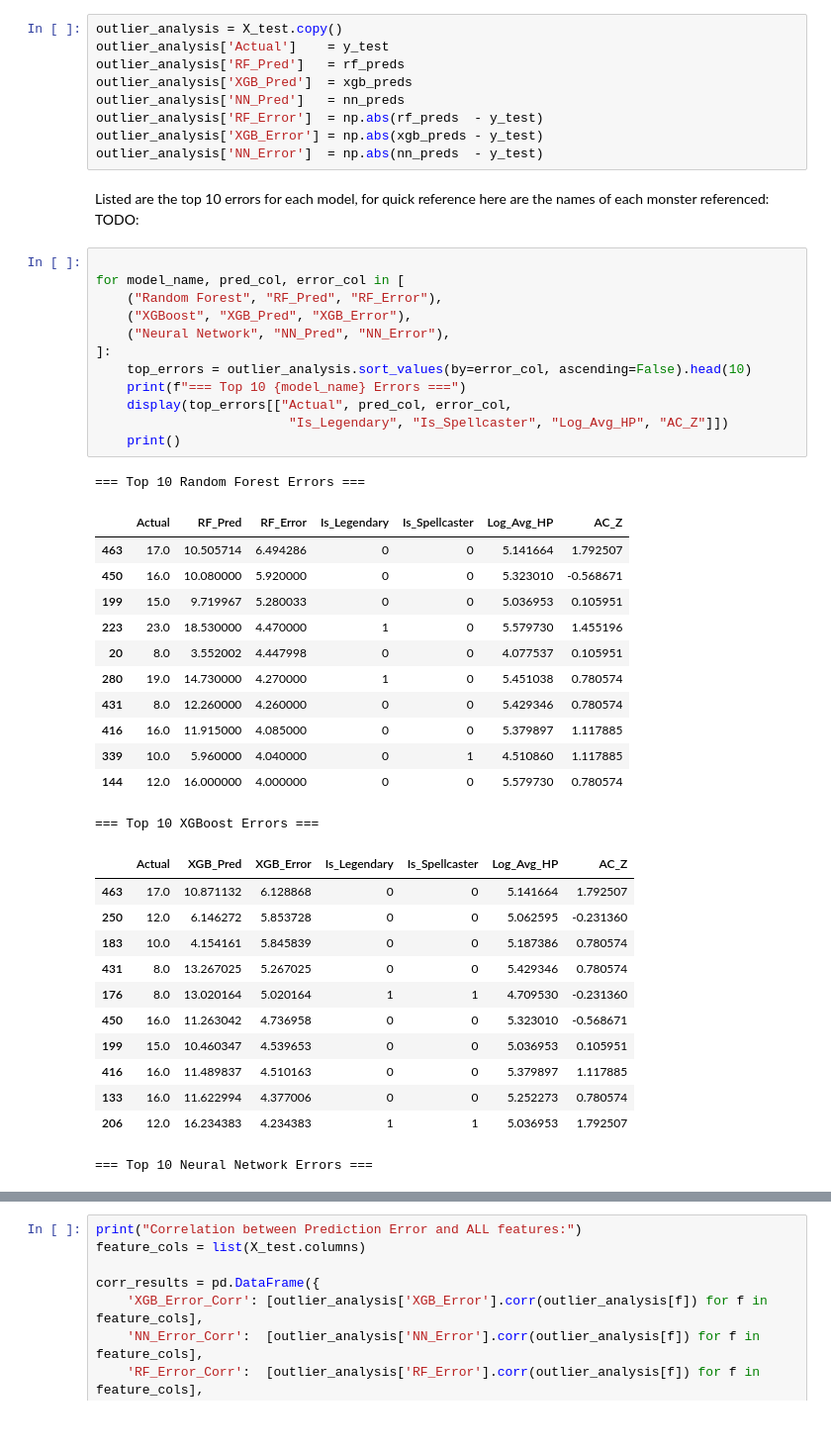
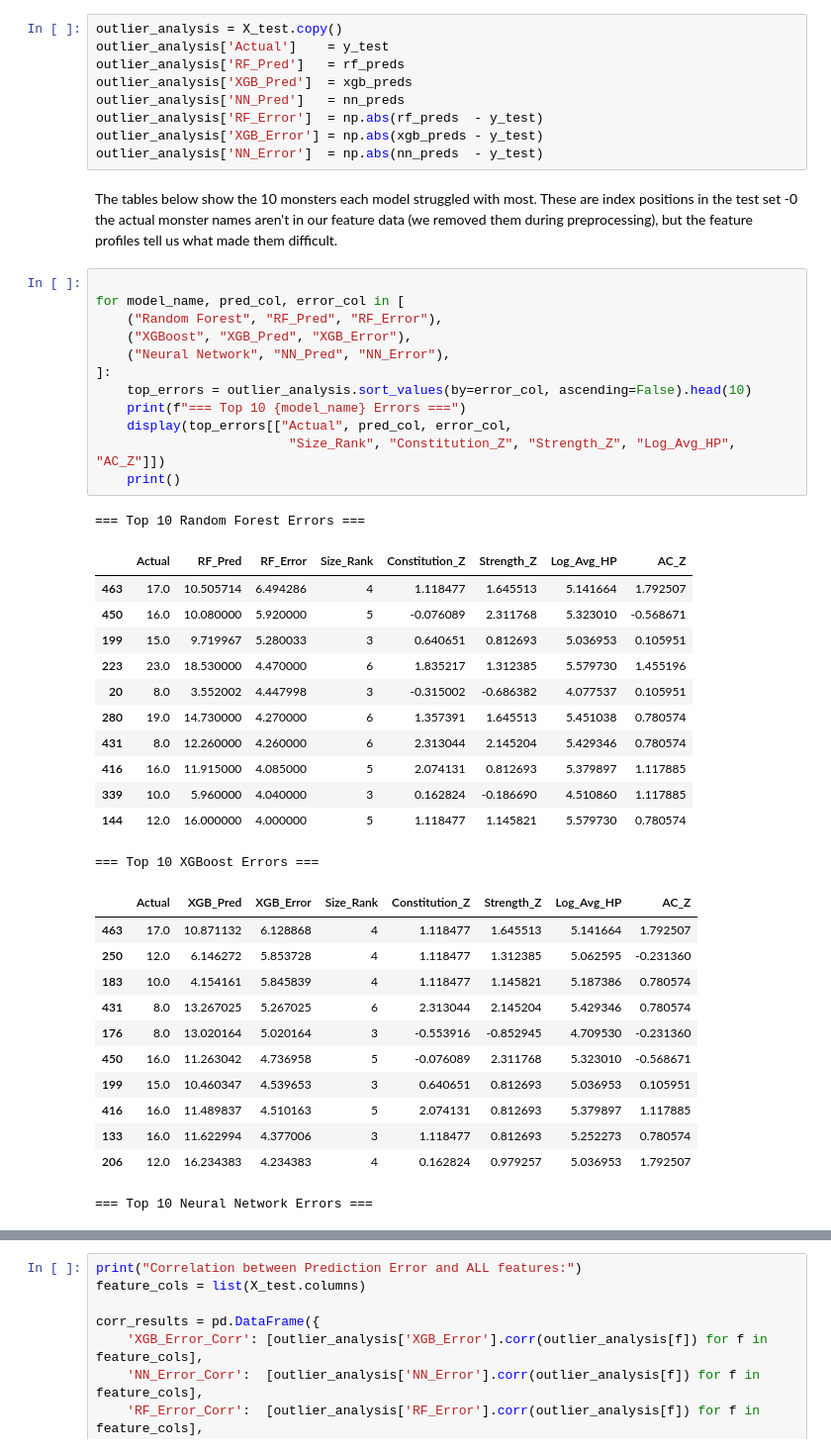
Before and after one commit to adg30/INTSY-MCO, a Jupyter notebook: notebooks/09_evaluation_and_conclusion.ipynb, the cells around one changed output, grey strips where cells are left out. Shown at 99% size. Saved outputs shown, nothing was run; the diff lists cells and outputs as text; blank space fills up the shorter version.

Commit message:
docs: adjusted markdowns, added more todos
also adjusted some columns that were shown in preparation for the next iteration of changes

while todo:
todo + 1

```diff
--- a/notebooks/09_evaluation_and_conclusion.ipynb
+++ b/notebooks/09_evaluation_and_conclusion.ipynb
@@ -341,42 +358,42 @@ outlier_analysis['RF_Error']  = np.abs(rf_preds  - y_test)
 outlier_analysis['XGB_Error'] = np.abs(xgb_preds - y_test)
 outlier_analysis['NN_Error']  = np.abs(nn_preds  - y_test)
 # %% [markdown]
-Listed are the top 10 errors for each model, for quick reference here are the names of each monster referenced: TODO:
+The tables below show the 10 monsters each model struggled with most. These are index positions in the test set -0 the actual monster names aren't in our feature data (we removed them during preprocessing), but the feature profiles tell us what made them difficult.
 # %%
 
 for model_name, pred_col, error_col in [
     ("Random Forest", "RF_Pred", "RF_Error"),
     ("XGBoost", "XGB_Pred", "XGB_Error"),
     ("Neural Network", "NN_Pred", "NN_Error"),
 ]:
     top_errors = outlier_analysis.sort_values(by=error_col, ascending=False).head(10)
     print(f"=== Top 10 {model_name} Errors ===")
     display(top_errors[["Actual", pred_col, error_col,
-                         "Is_Legendary", "Is_Spellcaster", "Log_Avg_HP", "AC_Z"]])
+                         "Size_Rank", "Constitution_Z", "Strength_Z", "Log_Avg_HP", "AC_Z"]])
     print()
 # %% [output]
 === Top 10 Random Forest Errors ===
-|  | Actual | RF_Pred | RF_Error | Is_Legendary | Is_Spellcaster | Log_Avg_HP | AC_Z |
-| 463 | 17.0 | 10.505714 | 6.494286 | 0 | 0 | 5.141664 | 1.792507 |
-| 450 | 16.0 | 10.080000 | 5.920000 | 0 | 0 | 5.323010 | -0.568671 |
-| 199 | 15.0 | 9.719967 | 5.280033 | 0 | 0 | 5.036953 | 0.105951 |
-| 223 | 23.0 | 18.530000 | 4.470000 | 1 | 0 | 5.579730 | 1.455196 |
-| 20 | 8.0 | 3.552002 | 4.447998 | 0 | 0 | 4.077537 | 0.105951 |
-| 280 | 19.0 | 14.730000 | 4.270000 | 1 | 0 | 5.451038 | 0.780574 |
-| 431 | 8.0 | 12.260000 | 4.260000 | 0 | 0 | 5.429346 | 0.780574 |
-| 416 | 16.0 | 11.915000 | 4.085000 | 0 | 0 | 5.379897 | 1.117885 |
-| 339 | 10.0 | 5.960000 | 4.040000 | 0 | 1 | 4.510860 | 1.117885 |
-| 144 | 12.0 | 16.000000 | 4.000000 | 0 | 0 | 5.579730 | 0.780574 |
+|  | Actual | RF_Pred | RF_Error | Size_Rank | Constitution_Z | Strength_Z | Log_Avg_HP | AC_Z |
+| 463 | 17.0 | 10.505714 | 6.494286 | 4 | 1.118477 | 1.645513 | 5.141664 | 1.792507 |
+| 450 | 16.0 | 10.080000 | 5.920000 | 5 | -0.076089 | 2.311768 | 5.323010 | -0.568671 |
+| 199 | 15.0 | 9.719967 | 5.280033 | 3 | 0.640651 | 0.812693 | 5.036953 | 0.105951 |
+| 223 | 23.0 | 18.530000 | 4.470000 | 6 | 1.835217 | 1.312385 | 5.579730 | 1.455196 |
+| 20 | 8.0 | 3.552002 | 4.447998 | 3 | -0.315002 | -0.686382 | 4.077537 | 0.105951 |
+| 280 | 19.0 | 14.730000 | 4.270000 | 6 | 1.357391 | 1.645513 | 5.451038 | 0.780574 |
+| 431 | 8.0 | 12.260000 | 4.260000 | 6 | 2.313044 | 2.145204 | 5.429346 | 0.780574 |
+| 416 | 16.0 | 11.915000 | 4.085000 | 5 | 2.074131 | 0.812693 | 5.379897 | 1.117885 |
+| 339 | 10.0 | 5.960000 | 4.040000 | 3 | 0.162824 | -0.186690 | 4.510860 | 1.117885 |
+| 144 | 12.0 | 16.000000 | 4.000000 | 5 | 1.118477 | 1.145821 | 5.579730 | 0.780574 |
 === Top 10 XGBoost Errors ===
-|  | Actual | XGB_Pred | XGB_Error | Is_Legendary | Is_Spellcaster | Log_Avg_HP | AC_Z |
-| 463 | 17.0 | 10.871132 | 6.128868 | 0 | 0 | 5.141664 | 1.792507 |
-| 250 | 12.0 | 6.146272 | 5.853728 | 0 | 0 | 5.062595 | -0.231360 |
-| 183 | 10.0 | 4.154161 | 5.845839 | 0 | 0 | 5.187386 | 0.780574 |
-| 431 | 8.0 | 13.267025 | 5.267025 | 0 | 0 | 5.429346 | 0.780574 |
-| 176 | 8.0 | 13.020164 | 5.020164 | 1 | 1 | 4.709530 | -0.231360 |
-| 450 | 16.0 | 11.263042 | 4.736958 | 0 | 0 | 5.323010 | -0.568671 |
-| 199 | 15.0 | 10.460347 | 4.539653 | 0 | 0 | 5.036953 | 0.105951 |
-| 416 | 16.0 | 11.489837 | 4.510163 | 0 | 0 | 5.379897 | 1.117885 |
-| 133 | 16.0 | 11.622994 | 4.377006 | 0 | 0 | 5.252273 | 0.780574 |
-| 206 | 12.0 | 16.234383 | 4.234383 | 1 | 1 | 5.036953 | 1.792507 |
+|  | Actual | XGB_Pred | XGB_Error | Size_Rank | Constitution_Z | Strength_Z | Log_Avg_HP | AC_Z |
+| 463 | 17.0 | 10.871132 | 6.128868 | 4 | 1.118477 | 1.645513 | 5.141664 | 1.792507 |
+| 250 | 12.0 | 6.146272 | 5.853728 | 4 | 1.118477 | 1.312385 | 5.062595 | -0.231360 |
+| 183 | 10.0 | 4.154161 | 5.845839 | 4 | 1.118477 | 1.145821 | 5.187386 | 0.780574 |
+| 431 | 8.0 | 13.267025 | 5.267025 | 6 | 2.313044 | 2.145204 | 5.429346 | 0.780574 |
+| 176 | 8.0 | 13.020164 | 5.020164 | 3 | -0.553916 | -0.852945 | 4.709530 | -0.231360 |
+| 450 | 16.0 | 11.263042 | 4.736958 | 5 | -0.076089 | 2.311768 | 5.323010 | -0.568671 |
+| 199 | 15.0 | 10.460347 | 4.539653 | 3 | 0.640651 | 0.812693 | 5.036953 | 0.105951 |
+| 416 | 16.0 | 11.489837 | 4.510163 | 5 | 2.074131 | 0.812693 | 5.379897 | 1.117885 |
+| 133 | 16.0 | 11.622994 | 4.377006 | 3 | 1.118477 | 0.812693 | 5.252273 | 0.780574 |
+| 206 | 12.0 | 16.234383 | 4.234383 | 4 | 0.162824 | 0.979257 | 5.036953 | 1.792507 |
 === Top 10 Neural Network Errors ===
```
Also changed, not shown: parts of 11 cells of this notebook.
